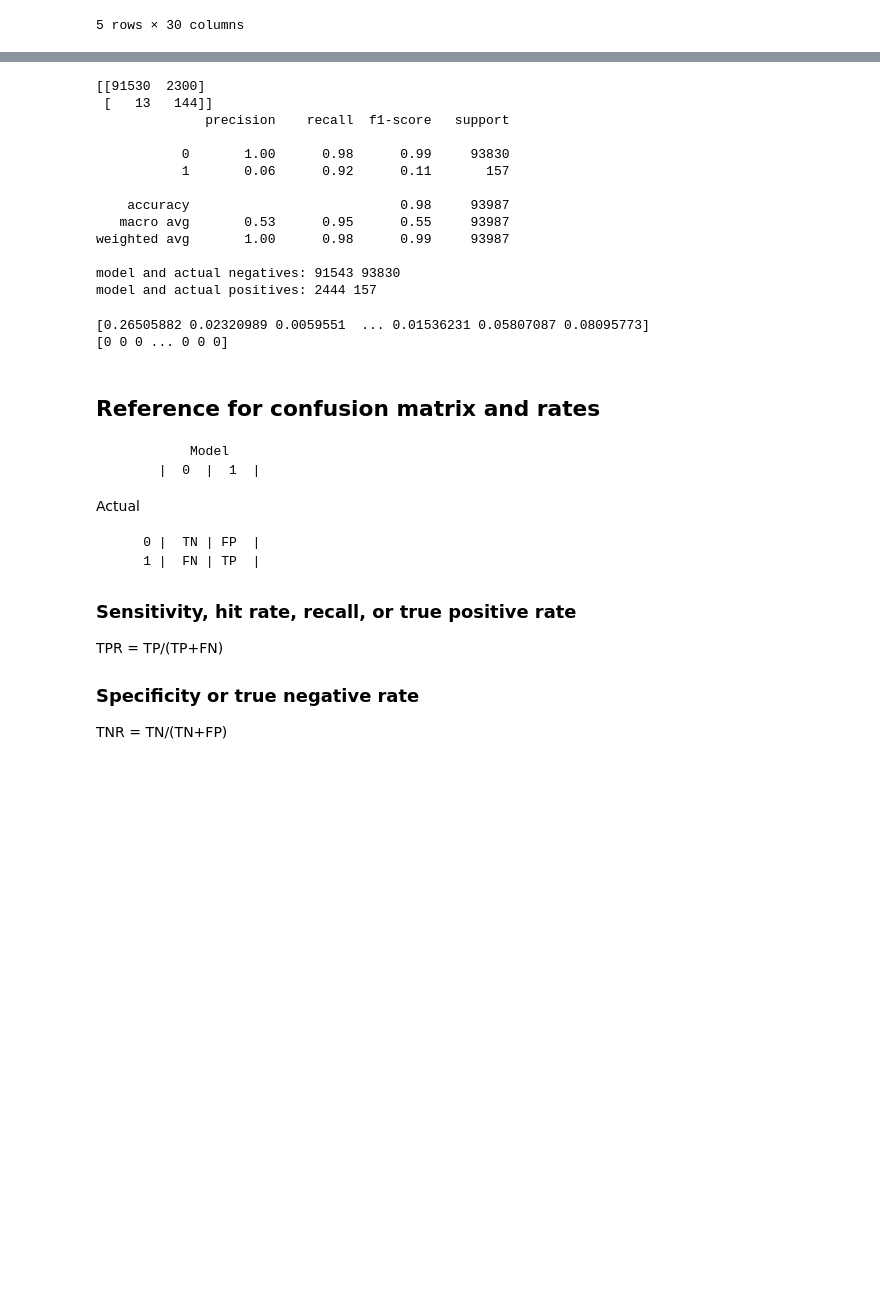
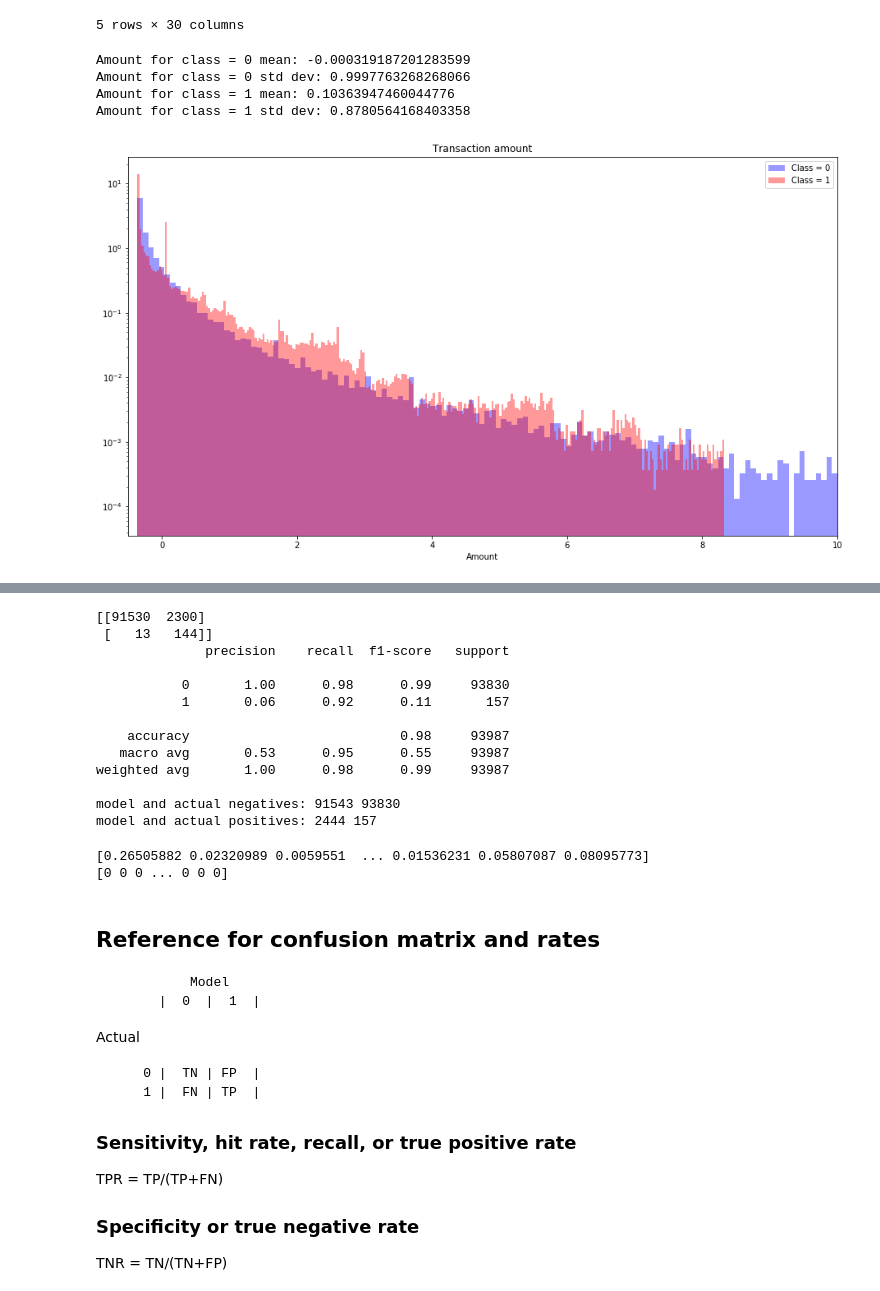
Before and after one commit to RobertVallance/data_science_own_portfolio_projects, a Jupyter notebook: fraud_detection.ipynb, the cells around one changed output, grey strips where cells are left out. Cells and saved outputs as stored; diff of their text form; code cells hidden in the pictures; blank space fills up the shorter version.

```diff
--- a/fraud_detection.ipynb
+++ b/fraud_detection.ipynb
@@ -247,7 +284,6 @@ X_train, X_test, y_train, y_test = train_test_split(X, y, test_size=0.33, random
 
 # Need to scale amount and time (other vars already scaled as principal components) so smote resampling works
 # NB smote uses k nearest neighbours so if don't scale time and amount, will put way too much precedence on these two vars compared with others
-
 
 std_scaler = StandardScaler()
 X_train_to_scale = X_train[['Time', 'Amount']]
@@ -282,7 +318,9 @@ X_test = pd.concat([X_test, X_test_scaled], axis=1)
 #X_train.loc[:,['Time', 'Amount']] = std_scaler.fit_transform(X_train[['Time', 'Amount']]) # ALTERNATIVE
 #X_test[['Time', 'Amount']] = std_scaler.transform(X_test[['Time', 'Amount']])
 
+print("Sanity check: Training set time and Amount mean = ", X_train['Time'].mean(), X_train['Amount'].mean())
 print("Sanity check: Training set time and Amount std = ", X_train['Time'].std(), X_train['Amount'].std())
+print("Sanity check: Test set time and Amount mean = ", X_test['Time'].mean(), X_test['Amount'].mean())
 print("Sanity check: Test set time and Amount std = ", X_test['Time'].std(), X_test['Amount'].std())
 
 # Now perform SMOTE on training set only
@@ -293,10 +331,12 @@ print("Counts of class = 0:", np.sum(y_train==0))
 print("Counts of class = 1:", np.sum(y_train==1))
 smote = SMOTE(random_state=102)
 X_smote_balanced_train, y_smote_balanced_train = smote.fit_sample(X_train, y_train)
-X_smote_balanced_train = pd.DataFrame(X_smote_balanced_train, columns=X_train.columns)
 print("\nAFTER SMOTE:")
 print("X_smote_balanced_train shape:", X_smote_balanced_train.shape)
 print("y_smote_balanced_train shape:", y_smote_balanced_train.shape)
 print("Counts of class = 0:", np.sum(y_smote_balanced_train==0))
 print("Counts of class = 1:", np.sum(y_smote_balanced_train==1))
+
+X_smote_balanced_train = pd.DataFrame(X_smote_balanced_train, columns=X_train.columns)
+y_smote_balanced_train = pd.DataFrame(y_smote_balanced_train, columns=['Class'])
 # %% [output]
@@ -334,3 +376,35 @@ X_test.head()
 | 5861 | -0.339932 | 1.380201 | 1.072837 | 1.332428 | -0.419216 | -1.053882 | 0.412905 | 0.080688 | 0.386621 | -0.785161 | ... | ... |
 | 201551 | -1.161314 | -0.287604 | 1.415444 | -0.396877 | 0.695260 | 5.645620 | -1.924195 | 2.079636 | -0.108793 | -0.096161 | ... | ... |
 5 rows × 30 columns
+# %%
+# Plots now with expanded Class = 1 dataset
+# Remember amount is scaled so has std dev = 1 and mean 0 (at least in the UNBALANCED dataset)
+smote_balanced_df = pd.concat([X_smote_balanced_train, y_smote_balanced_train], axis=1)
+
+# Dist plot of amount with a hue of the different classes - norm the hists to make comparison easier (but remember far fewer Class = 1 cases)
+fig = plt.figure(figsize=(15,8))
+ax1 = fig.add_axes([0.1, 0.1, 0.8, 0.8])
+sns.distplot(smote_balanced_df[smote_balanced_df['Class']==0]['Amount'], bins=1000, ax=ax1, norm_hist=True, color='blue', label='Class = 0', kde=False)
+sns.distplot(smote_balanced_df[smote_balanced_df['Class']==1]['Amount'], bins=300, ax=ax1, norm_hist=True, color='red', label='Class = 1', kde=False)
+ax1.set_xlim([-0.5, 10])
+#ax1.set_xscale('log')
+ax1.set_yscale('log')
+ax1.set_title('Transaction amount')
+ax1.legend()
+
+# Class = 0 has very large tail (so need more bins for zoomed in plot between -0.5 and 10)
+# Mean and std dev still are 0 and 1 however, despite tail
+
+
+print("Amount for class = 0 mean:", smote_balanced_df[smote_balanced_df['Class']==0]['Amount'].mean())
+print("Amount for class = 0 std dev:", smote_balanced_df[smote_balanced_df['Class']==0]['Amount'].std())
+print("Amount for class = 1 mean:", smote_balanced_df[smote_balanced_df['Class']==1]['Amount'].mean())
+print("Amount for class = 1 std dev:", smote_balanced_df[smote_balanced_df['Class']==1]['Amount'].std())
+# remember here, we standard scaled according to the unbalanced class (needed for smote)
+# since class = 0 made up majority, expect class = 0 here to have the mean and std closest to 0 and 1.
+# %% [output]
+Amount for class = 0 mean: -0.000319187201283599
+Amount for class = 0 std dev: 0.9997763268268066
+Amount for class = 1 mean: 0.10363947460044776
+Amount for class = 1 std dev: 0.8780564168403358
+[figure, added]
```
Also changed, not shown: parts of 9 cells of this notebook.
